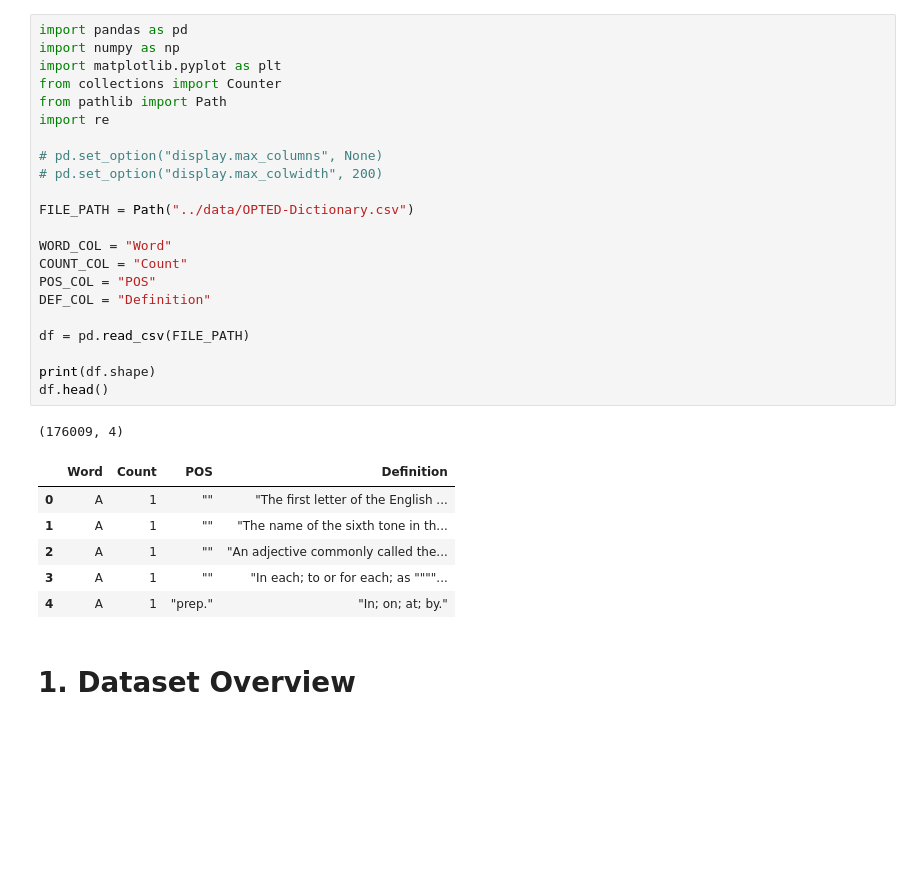
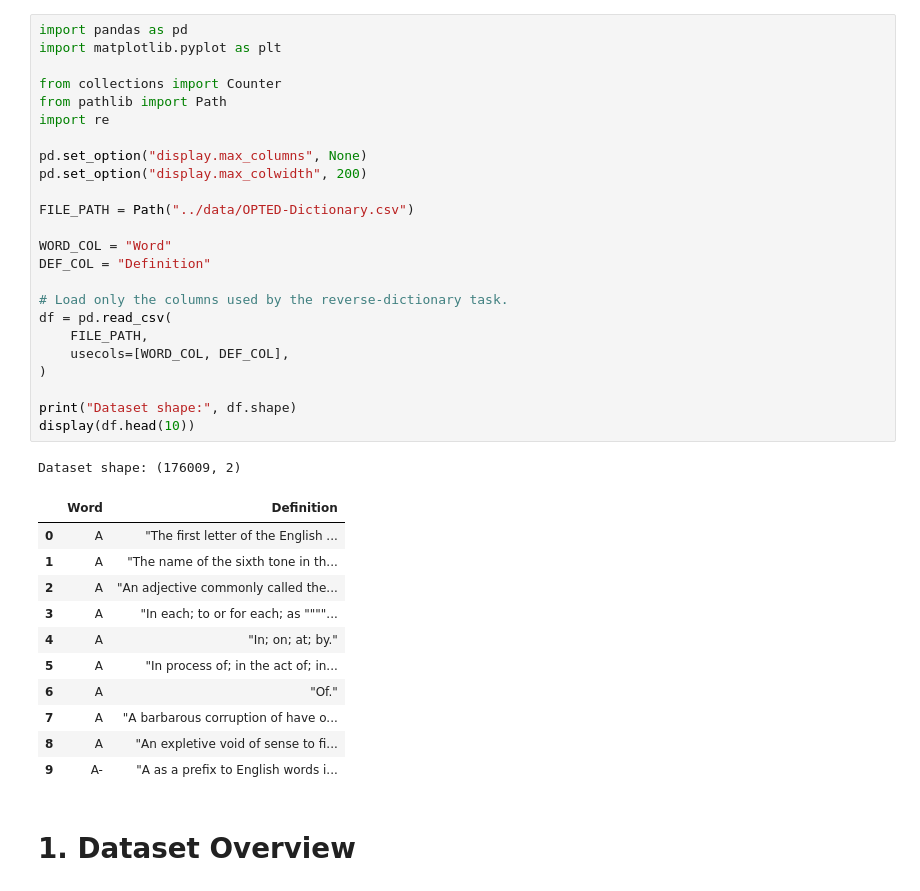
Before and after one commit to DivProC/MLCapstone_ReverseDict, a Jupyter notebook: notebooks/01_EDA_OPTED.ipynb, the cells around one changed output. Saved outputs shown, nothing was run; the diff lists cells and outputs as text; blank space fills up the shorter version.

Commit message:
updated EDA - removed Count & POS

```diff
--- a/notebooks/01_EDA_OPTED.ipynb
+++ b/notebooks/01_EDA_OPTED.ipynb
@@ -24,32 +22,39 @@ This notebook covers:
 # %%
 import pandas as pd
-import numpy as np
 import matplotlib.pyplot as plt
+
 from collections import Counter
 from pathlib import Path
 import re
 
-# pd.set_option("display.max_columns", None)
-# pd.set_option("display.max_colwidth", 200)
+pd.set_option("display.max_columns", None)
+pd.set_option("display.max_colwidth", 200)
 
 FILE_PATH = Path("../data/OPTED-Dictionary.csv")
 
 WORD_COL = "Word"
-COUNT_COL = "Count"
-POS_COL = "POS"
 DEF_COL = "Definition"
 
-df = pd.read_csv(FILE_PATH)
+# Load only the columns used by the reverse-dictionary task.
+df = pd.read_csv(
+    FILE_PATH,
+    usecols=[WORD_COL, DEF_COL],
+)
 
-print(df.shape)
-df.head()
+print("Dataset shape:", df.shape)
+display(df.head(10))
 # %% [output]
-(176009, 4)
+Dataset shape: (176009, 2)
-|  | Word | Count | POS | Definition |
-| 0 | A | 1 | "" | "The first letter of the English ... |
-| 1 | A | 1 | "" | "The name of the sixth tone in th... |
-| 2 | A | 1 | "" | "An adjective commonly called the... |
-| 3 | A | 1 | "" | "In each; to or for each; as """"... |
-| 4 | A | 1 | "prep." | "In; on; at; by." |
+|  | Word | Definition |
+| 0 | A | "The first letter of the English ... |
+| 1 | A | "The name of the sixth tone in th... |
+| 2 | A | "An adjective commonly called the... |
+| 3 | A | "In each; to or for each; as """"... |
+| 4 | A | "In; on; at; by." |
+| 5 | A | "In process of; in the act of; in... |
+| 6 | A | "Of." |
+| 7 | A | "A barbarous corruption of have o... |
+| 8 | A | "An expletive void of sense to fi... |
+| 9 | A- | "A as a prefix to English words i... |
 # %% [markdown]
 # 1. Dataset Overview
```
Also changed, not shown: parts of 41 cells of this notebook.
